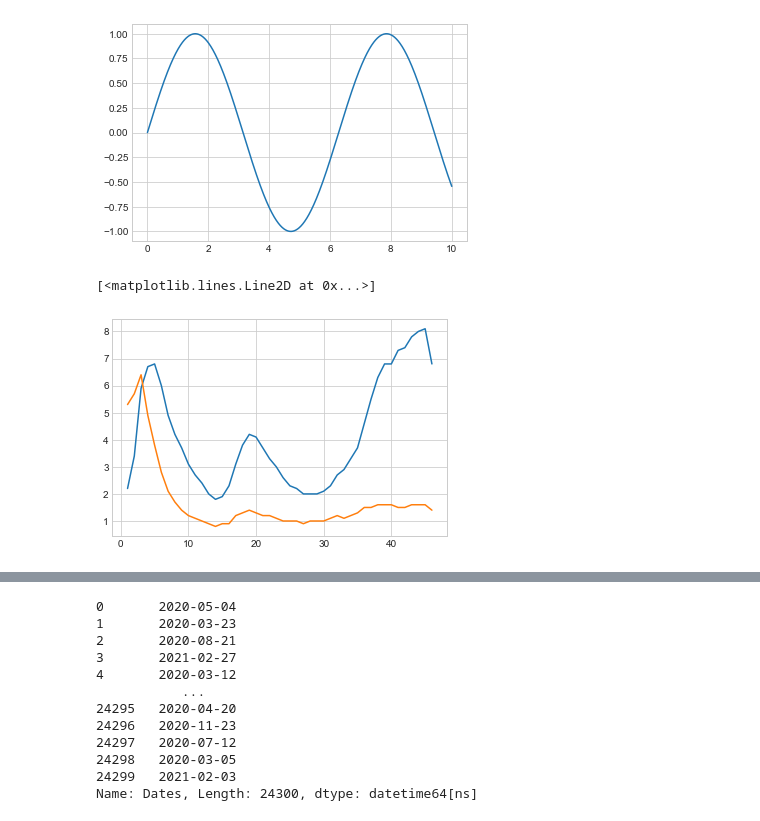
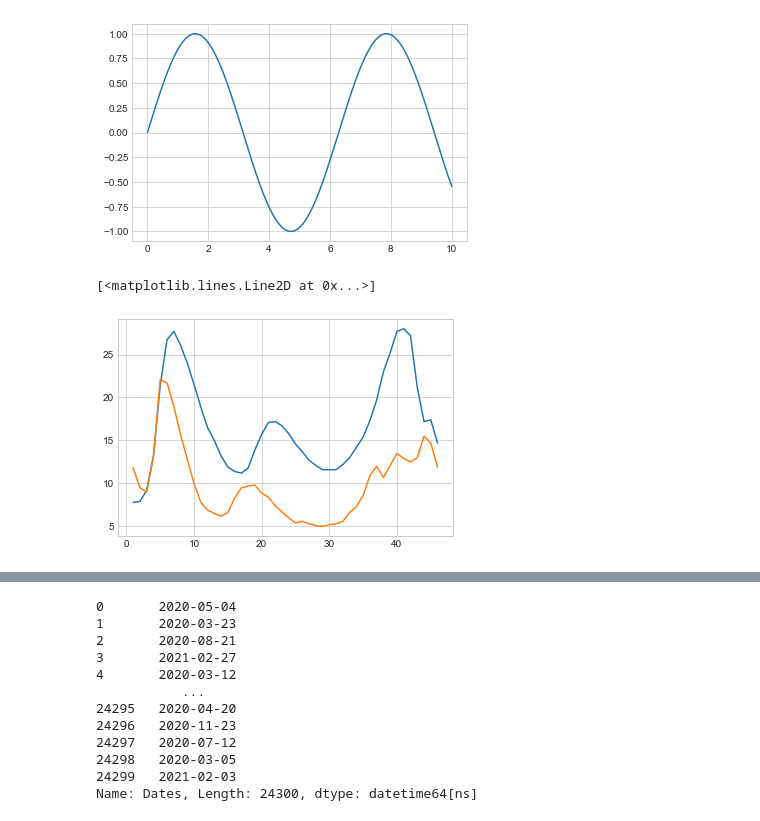
Before and after one commit to leeran7/data-science-class, a Jupyter notebook: notes8.ipynb, the cells around one changed output, grey strips where cells are left out. Drawn from its saved outputs; the diff is of its cells as text; code cells hidden in the pictures.

```diff
--- a/notes8.ipynb
+++ b/notes8.ipynb
@@ -61,11 +61,11 @@ plt.plot(x,np.sin(x))
 covid.tail()
 covid['weekNum'] = covid.index + 1
 # %%
-plt.plot(covid['weekNum'], covid['% of Visits for CLI (NSSP)'])
-plt.plot(covid['weekNum'], covid['% of Visits for ILI (ILINet)'])
+plt.plot(covid['weekNum'], covid['% of Deaths due to Pneumonia, Influenza or COVID'])
+plt.plot(covid['weekNum'], covid['% of Specimens Positive for SARS-CoV-2'])
 # %% [output]
 [<matplotlib.lines.Line2D at 0x...>]
-[figure, old version]
+[figure, new version]
 # %%
 covd_by_state.head()
 # %% [output]
```
Also changed, not shown: parts of 2 cells of this notebook, 2 other files.
